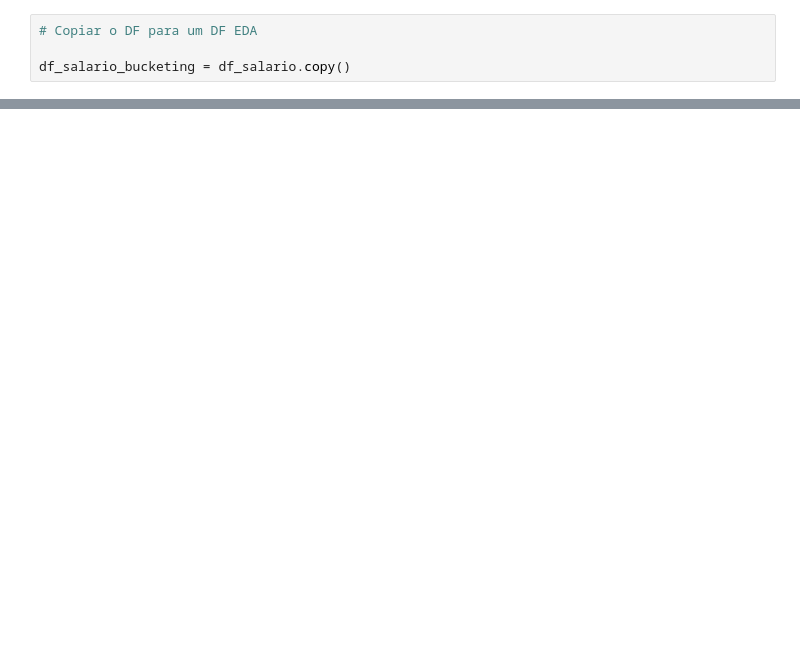
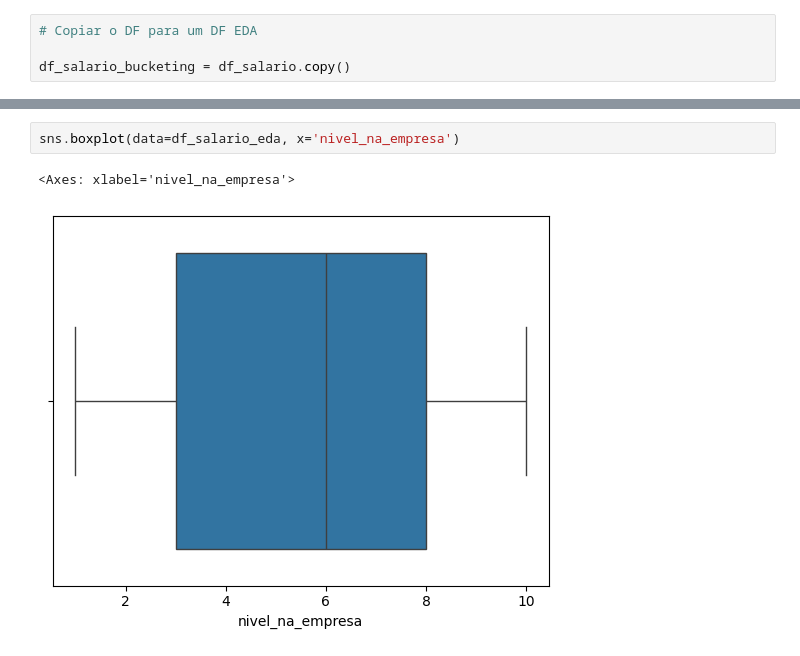
Before and after one commit to offellipe/regressao_polinomial, a Jupyter notebook: modelo_salarios.ipynb, the cells around one changed output, grey strips where cells are left out. Cells and saved outputs as stored; diff of their text form; blank space fills up the shorter version.

```diff
--- a/modelo_salarios.ipynb
+++ b/modelo_salarios.ipynb
@@ -31,0 +80,5 @@ df_salario_bucketing = df_salario.copy()
+# %%
+sns.boxplot(data=df_salario_eda, x='nivel_na_empresa')
+# %% [output]
+<Axes: xlabel='nivel_na_empresa'>
+[figure, added]
```
Also changed, not shown: parts of 7 cells of this notebook.
